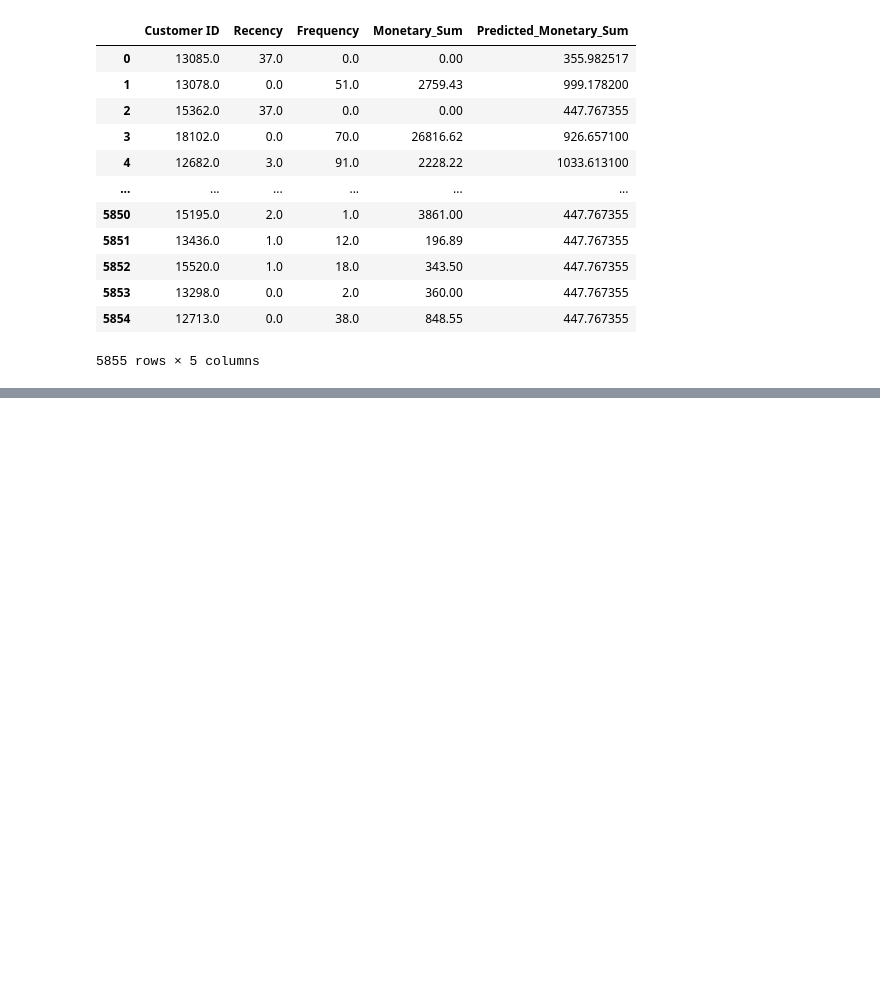
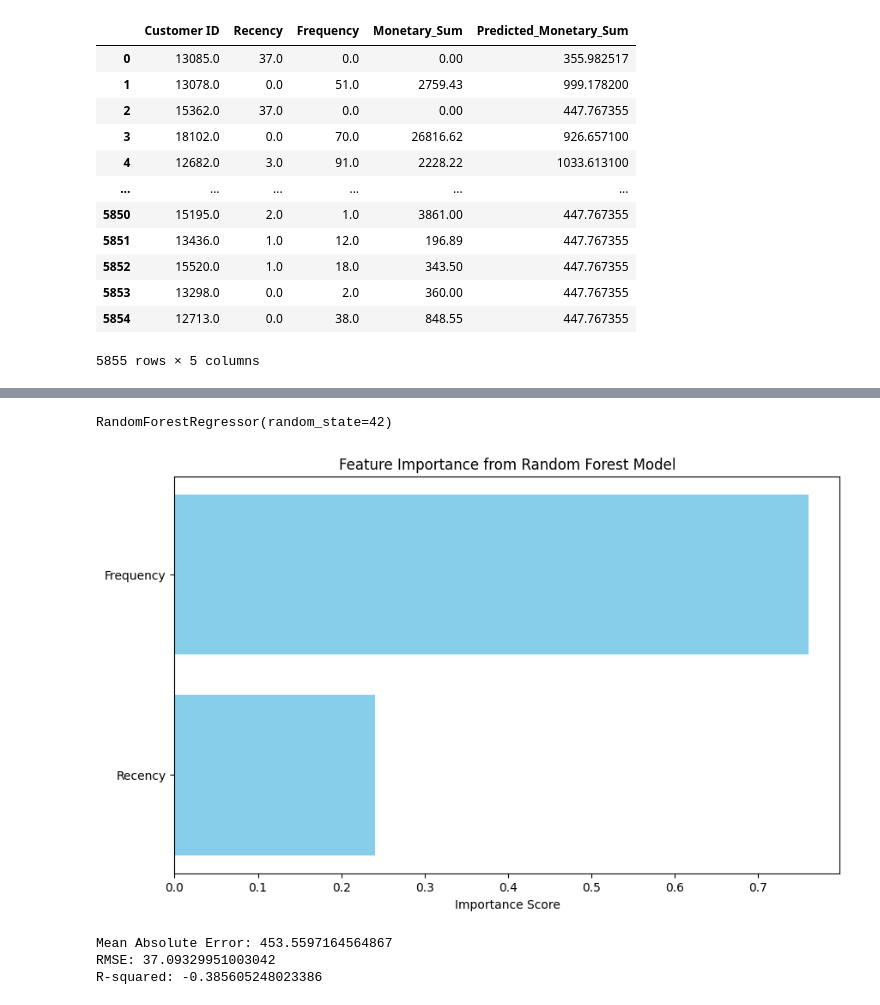
Before and after one commit to data-4381-capstone/CustomerLifetimeValuePrediction, a Jupyter notebook: Code/Capstone.ipynb, the cells around one changed output, grey strips where cells are left out. Cells and saved outputs as stored; diff of their text form; code cells hidden in the pictures; blank space fills up the shorter version.

```diff
--- a/Code/Capstone.ipynb
+++ b/Code/Capstone.ipynb
@@ -1983,0 +2179,9 @@ rfm_test
+# %%
+# Calculate RFM features for train, validation, and test sets
+rfm_train = calculate_rfm_features(train_data, all_customers)
+rfm_validation = calculate_rfm_features(validation_data, all_customers)
+rfm_test = calculate_rfm_features(test_data, all_customers)
+# %%
+# Prepare X_train and y_train
+X_train = rfm_train.drop(['Monetary_Sum', 'Customer ID'], axis=1)  # Features from first 70% (rfm_train)
+y_train = rfm_validation['Monetary_Sum']  # Target from next 20% (rfm_validation)
@@ -1983,0 +2192,6 @@ rfm_test
+# %%
+# Train a RandomForest model
+rf_model = RandomForestRegressor(n_estimators=100, random_state=42)
+rf_model.fit(X_train, y_train)
+# %% [output]
+RandomForestRegressor(random_state=42)
@@ -1983,0 +2201,41 @@ rfm_test
+# %%
+# Get feature importances from the model
+importances = rf_model.feature_importances_
+# Get the names of the features
+feature_names = X_train.columns
+
+# Create a DataFrame for better visualization
+feature_importance_df = pd.DataFrame({
+    'Feature': feature_names,
+    'Importance': importances
+})
+
+# Sort the DataFrame by importance
+feature_importance_df = feature_importance_df.sort_values(by='Importance', ascending=False)
+
+# Plot the feature importances
+plt.figure(figsize=(10, 6))
+plt.barh(feature_importance_df['Feature'], feature_importance_df['Importance'], color='skyblue')
+plt.xlabel('Importance Score')
+plt.title('Feature Importance from Random Forest Model')
+plt.gca().invert_yaxis()  # Invert y-axis to have the most important feature at the top
+plt.show()
+# %% [output]
+[figure, added]
+# %%
+from sklearn.metrics import root_mean_squared_error
+# Evaluate the model using Mean Absolute Error (MAE)
+mae = mean_absolute_error(y_test, y_pred)
+print(f"Mean Absolute Error: {mae}")
+
+# Calculate RMSE (Root Mean Squared Error)
+rmse = np.sqrt(root_mean_squared_error(y_test, y_pred))
+print(f"RMSE: {rmse}")
+
+# Calculate R-squared
+r2 = r2_score(y_test, y_pred)
+print(f"R-squared: {r2}")
+# %% [output]
+Mean Absolute Error: 453.5597164564867
+RMSE: 37.09329951003042
+R-squared: -0.385605248023386
```
Also changed, not shown: parts of 25 cells of this notebook.
